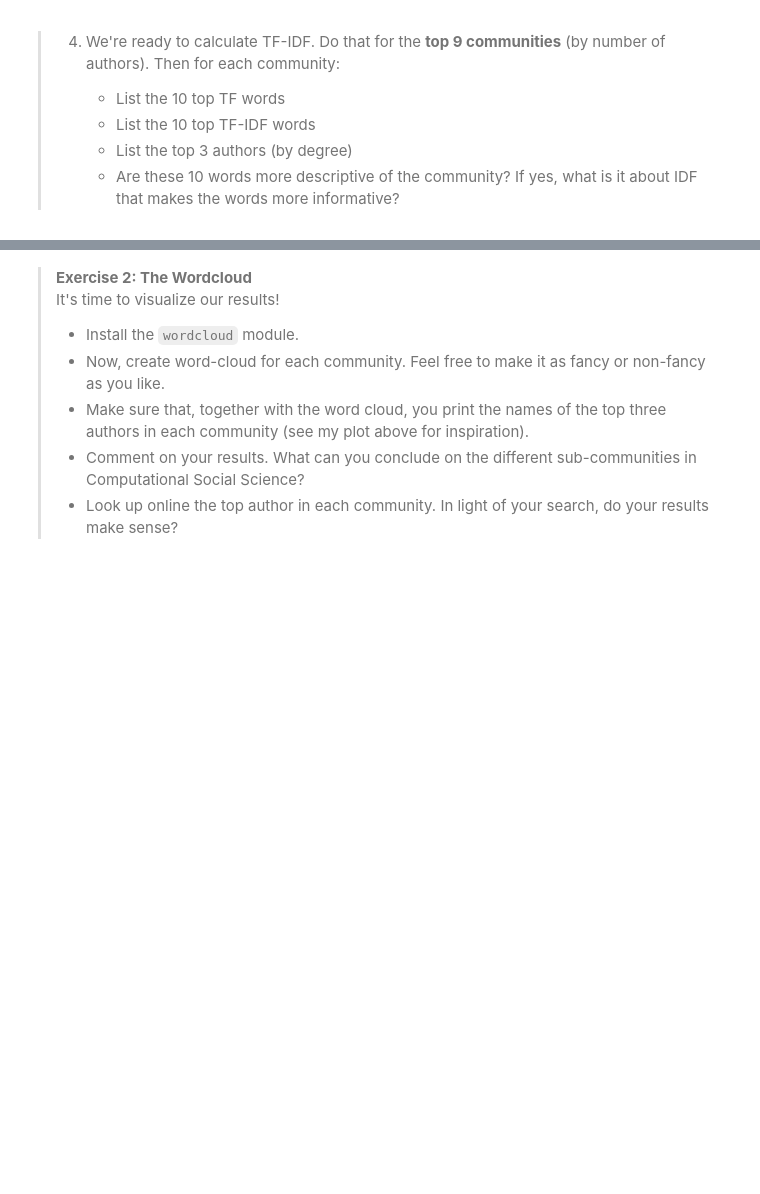
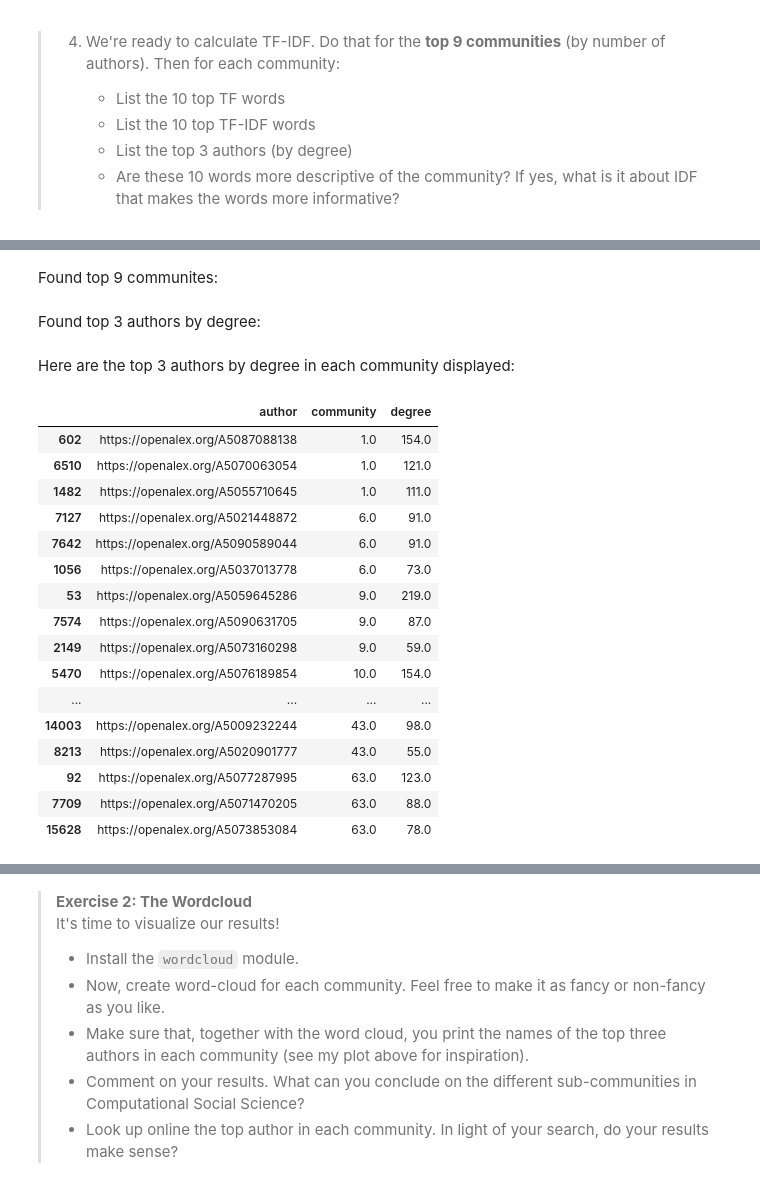
Before and after one commit to Stampe04/CSS_Assignment2, a Jupyter notebook: Assignment2.ipynb, the cells around one changed output, grey strips where cells are left out. Cells and saved outputs as stored; diff of their text form; code cells hidden in the pictures; blank space fills up the shorter version.

```diff
--- a/Assignment2.ipynb
+++ b/Assignment2.ipynb
@@ -448,0 +484,3 @@ $\mathrm{idf}(t, D) = \log \frac{N}{n_t}$
+# %%
+df_small = df_merged[["id", "community", "tokens_collocations"]].copy()
+df_small = df_small.drop_duplicates(subset=["id", "community"])
@@ -464,0 +537,2 @@ $\mathrm{idf}(t, D) = \log \frac{N}{n_t}$
+# %% [markdown]
+Found top 9 communites:
@@ -464,0 +546,2 @@ $\mathrm{idf}(t, D) = \log \frac{N}{n_t}$
+# %% [markdown]
+Found top 3 authors by degree:
@@ -464,0 +556,23 @@ $\mathrm{idf}(t, D) = \log \frac{N}{n_t}$
+# %% [markdown]
+Here are the top 3 authors by degree in each community displayed:
+# %%
+top_authors_top9 = top_authors[top_authors["community"].isin(top_communities)]
+top_authors_top9.sort_values(["community", "degree"], ascending=[True, False])
+# %% [output]
+|  | author | community | degree |
+| 602 | https://openalex.org/A5087088138 | 1.0 | 154.0 |
+| 6510 | https://openalex.org/A5070063054 | 1.0 | 121.0 |
+| 1482 | https://openalex.org/A5055710645 | 1.0 | 111.0 |
+| 7127 | https://openalex.org/A5021448872 | 6.0 | 91.0 |
+| 7642 | https://openalex.org/A5090589044 | 6.0 | 91.0 |
+| 1056 | https://openalex.org/A5037013778 | 6.0 | 73.0 |
+| 53 | https://openalex.org/A5059645286 | 9.0 | 219.0 |
+| 7574 | https://openalex.org/A5090631705 | 9.0 | 87.0 |
+| 2149 | https://openalex.org/A5073160298 | 9.0 | 59.0 |
+| 5470 | https://openalex.org/A5076189854 | 10.0 | 154.0 |
+| ... | ... | ... | ... |
+| 14003 | https://openalex.org/A5009232244 | 43.0 | 98.0 |
+| 8213 | https://openalex.org/A5020901777 | 43.0 | 55.0 |
+| 92 | https://openalex.org/A5077287995 | 63.0 | 123.0 |
+| 7709 | https://openalex.org/A5071470205 | 63.0 | 88.0 |
+| 15628 | https://openalex.org/A5073853084 | 63.0 | 78.0 |
```
Also changed, not shown: parts of 30 cells of this notebook.
